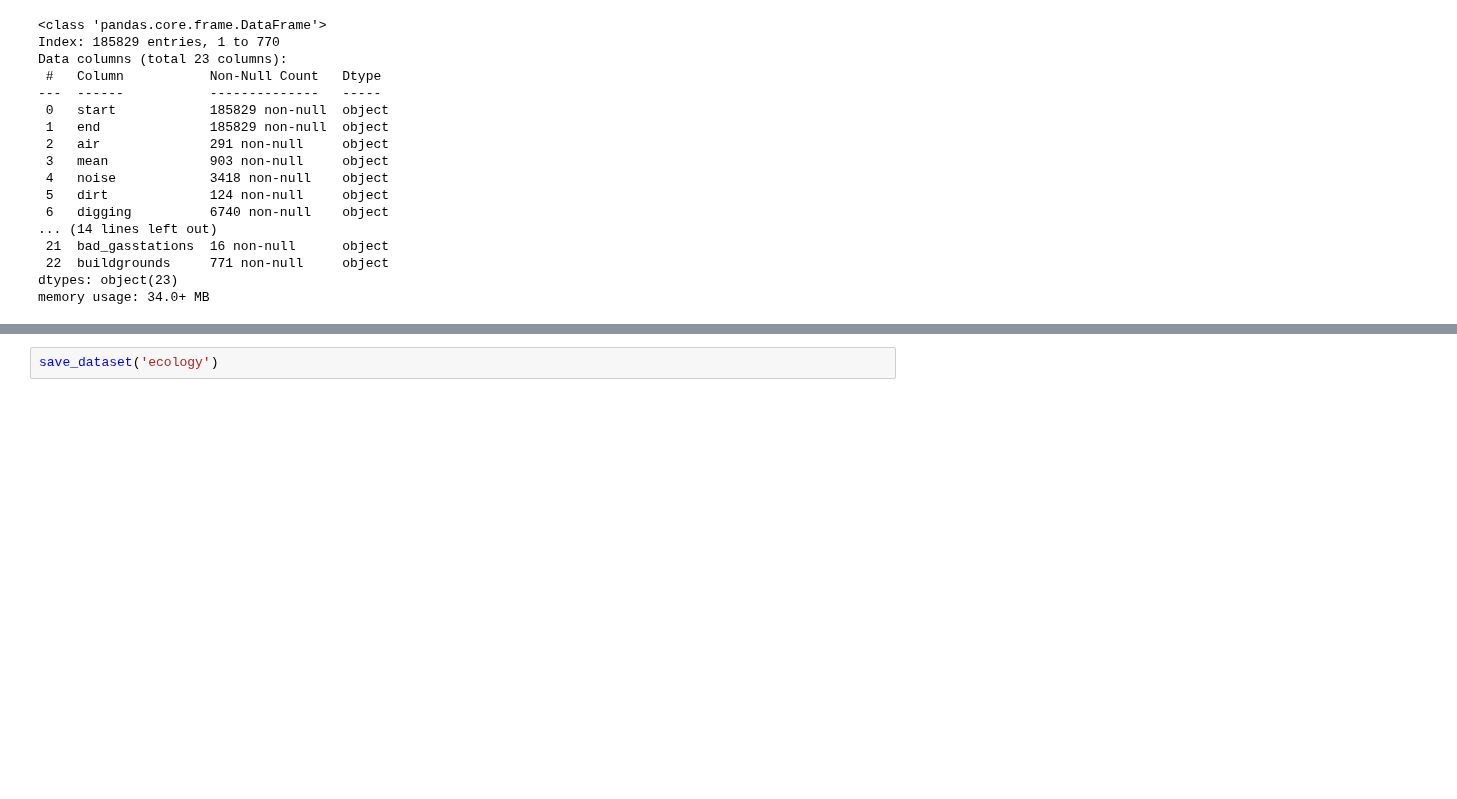
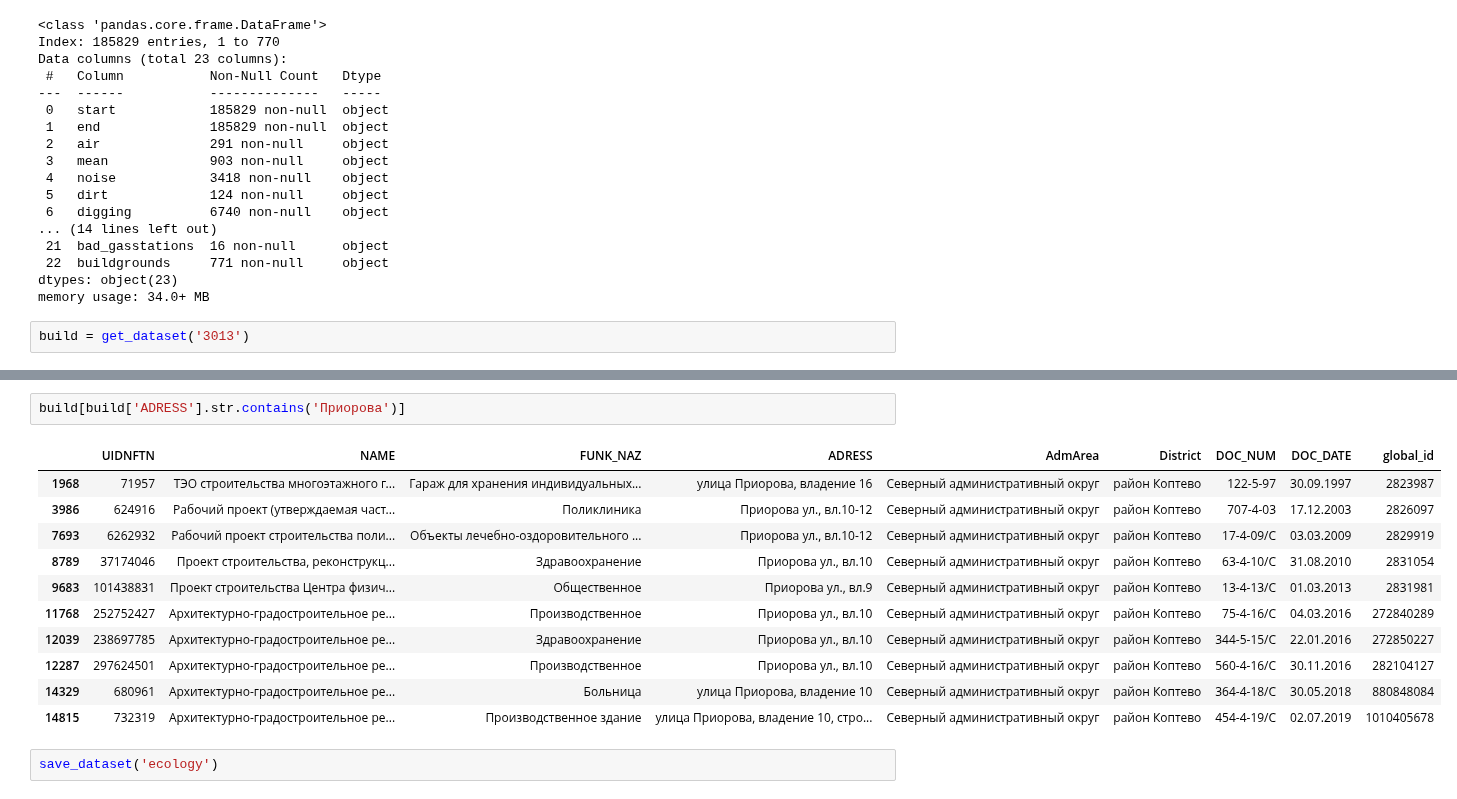
Before and after one commit to allseenn/dipai, a Jupyter notebook: 02.ipynb, the cells around one changed output, grey strips where cells are left out. Drawn from its saved outputs; the diff is of its cells as text; blank space fills up the shorter version.

```diff
--- a/02.ipynb
+++ b/02.ipynb
@@ -1917,3 +1918,5 @@ Data columns (total 23 columns):
  22  buildgrounds     771 non-null     object
 dtypes: object(23)
 memory usage: 34.0+ MB
+# %%
+build = get_dataset('3013')
@@ -1920,3 +1951,17 @@ memory usage: 34.0+ MB
+# %%
+build[build['ADRESS'].str.contains('Приорова')]
+# %% [output]
+|  | UIDNFTN | NAME | FUNK_NAZ | ADRESS | AdmArea | District | DOC_NUM | DOC_DATE | global_id |
+| 1968 | 71957 | ТЭО строительства многоэтажного г... | Гараж для хранения индивидуальных... | улица Приорова, владение 16 | Северный административный округ | район Коптево | 122-5-97 | 30.09.1997 | 2823987 |
+| 3986 | 624916 | Рабочий проект (утверждаемая част... | Поликлиника | Приорова ул., вл.10-12 | Северный административный округ | район Коптево | 707-4-03 | 17.12.2003 | 2826097 |
+| 7693 | 6262932 | Рабочий проект строительства поли... | Объекты лечебно-оздоровительного ... | Приорова ул., вл.10-12 | Северный административный округ | район Коптево | 17-4-09/С | 03.03.2009 | 2829919 |
+| 8789 | 37174046 | Проект строительства, реконструкц... | Здравоохранение | Приорова ул., вл.10 | Северный административный округ | район Коптево | 63-4-10/С | 31.08.2010 | 2831054 |
+| 9683 | 101438831 | Проект строительства Центра физич... | Общественное | Приорова ул., вл.9 | Северный административный округ | район Коптево | 13-4-13/С | 01.03.2013 | 2831981 |
+| 11768 | 252752427 | Архитектурно-градостроительное ре... | Производственное | Приорова ул., вл.10 | Северный административный округ | район Коптево | 75-4-16/С | 04.03.2016 | 272840289 |
+| 12039 | 238697785 | Архитектурно-градостроительное ре... | Здравоохранение | Приорова ул., вл.10 | Северный административный округ | район Коптево | 344-5-15/С | 22.01.2016 | 272850227 |
+| 12287 | 297624501 | Архитектурно-градостроительное ре... | Производственное | Приорова ул., вл.10 | Северный административный округ | район Коптево | 560-4-16/С | 30.11.2016 | 282104127 |
+| 14329 | 680961 | Архитектурно-градостроительное ре... | Больница | улица Приорова, владение 10 | Северный административный округ | район Коптево | 364-4-18/С | 30.05.2018 | 880848084 |
+| 14815 | 732319 | Архитектурно-градостроительное ре... | Производственное здание | улица Приорова, владение 10, стро... | Северный административный округ | район Коптево | 454-4-19/С | 02.07.2019 | 1010405678 |
 # %%
 save_dataset('ecology')
 # %% [output]
```
Also changed, not shown: parts of 22 cells of this notebook, 4 other files.
